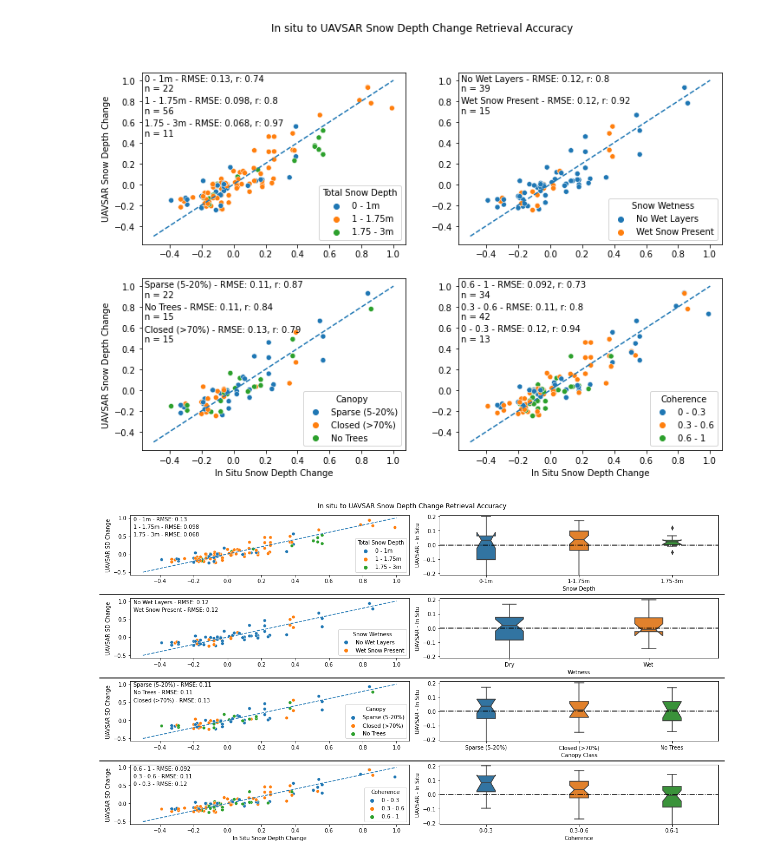
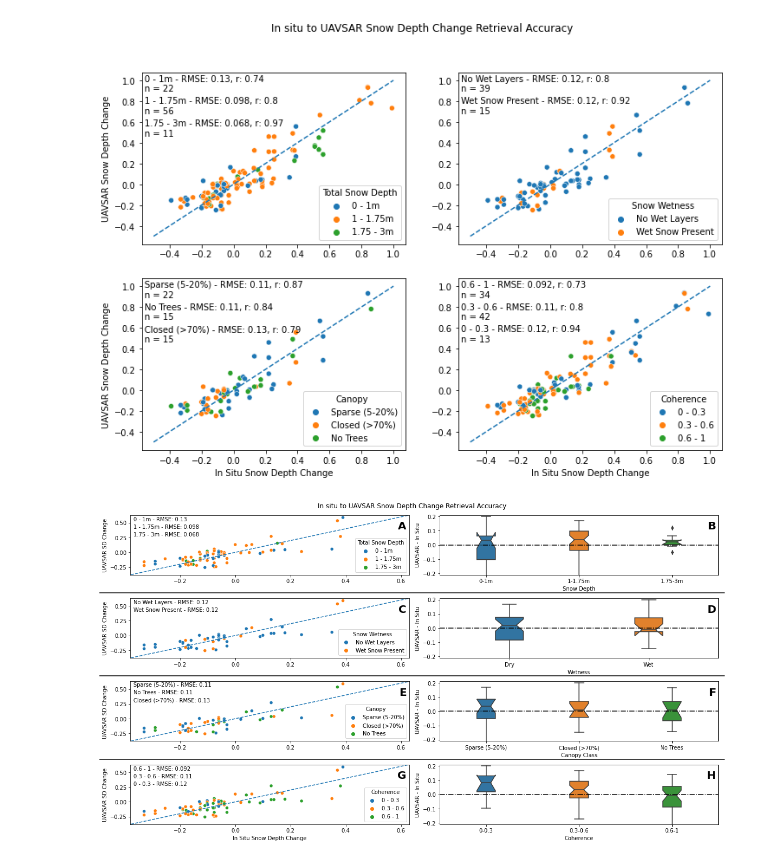
Before and after one commit to ZachHoppinen/uavsar-validation, a Jupyter notebook: src/play/insitu.ipynb, the cells around one changed output. Saved outputs shown, nothing was run; the diff lists cells and outputs as text; code cells hidden in the pictures.

```diff
--- a/src/play/insitu.ipynb
+++ b/src/play/insitu.ipynb
@@ -56,14 +35,18 @@ plt.savefig('/bsuhome/zacharykeskinen/uavsar-validation/figures/insitu/insitu_ua
 # %%
 n = 1000
+img_type_label = {'int':'Wrapped', 'unw': 'Unwrapped'}
 stats_res = pd.DataFrame(columns = ['rmse', 'r', 'bias'])
-for j, img_type in enumerate(['int', 'unw']):
-        for i, band in enumerate(['VV', 'VH']):
-            stats = {'rmse':np.zeros(n),'r': np.zeros(n),'bias' : np.zeros(n)}
-            for k in range(n):
-                bs = df_full.sample(len(df_full), replace = True).copy()
-                stats['rmse'][k], stats['r'][k], n, stats['bias'][k] = get_stats(bs[f'UV_{img_type}_{band}_sd'], bs['dSD'], bias = True)
-            for name, arr in stats.items():
-                stats_res.loc[f'{img_type}_{band}', name] = f'{np.quantile(arr, [0.05])[0]:.3} - {np.quantile(arr, [0.95])[0]:.3} [{np.mean(arr):.3}]'
+for i, band in enumerate(['VV', 'HV', 'VH','HH']):
+    for j, img_type in enumerate(['int', 'unw']):
+        sub = df_full.dropna(subset = ['UV_unw_VV_sd','UV_unw_VH_sd','UV_unw_HV_sd','UV_unw_HH_sd', 'dSD'])
+        stats = {'rmse':np.zeros(n),'r': np.zeros(n),'bias' : np.zeros(n),'n':np.zeros(n)}
+        for k in range(n):
+            bs = sub.sample(len(sub), replace = True).copy()
+            stats['rmse'][k], stats['r'][k],  stats['n'][k], stats['bias'][k] = get_stats(bs[f'UV_{img_type}_{band}_sd'], bs['dSD'], bias = True)
+        for name, arr in stats.items():
+            if name == 'n':
+                continue
+            stats_res.loc[f'{img_type_label[img_type]} {band}', name] = f'{np.quantile(arr, [0.05])[0]:.3} - {np.quantile(arr, [0.95])[0]:.3} [{np.mean(arr):.3}]'
 
-
-stats_res.to_csv('/bsuhome/zacharykeskinen/uavsar-validation/results/insitu/bootstrap.csv')
+print(f'N = {np.nanmean(stats["n"])}')
+stats_res.to_csv('/bsuhome/zacharykeskinen/uavsar-validation/results/insitu/bootstrap_v3.csv')
@@ -173,7 +158,7 @@ df = df_full.loc[df_full.datasource == 'SnowEx']
 
 ## SNOW DEPTH ##
 df_full['sd_class'] = pd.cut(df_full.SD, [0, 1, 1.75, 3] )
-sns.scatterplot(x = 'dSD', y = 'UV_int_VV_sd', hue = 'sd_class', data = df_full, ax = axes[0,0])
+sns.scatterplot(x = 'dSD', y = 'UV_unw_VV_sd', hue = 'sd_class', data = df_full, ax = axes[0,0])
 
 L=axes[0,0].legend()
 L.get_texts()[0].set_text('0 - 1m')
@@ -194,7 +179,7 @@ ax2.set_xticklabels(['0-1m', '1-1.75m', '1.75-3m'])
 
 ## SNOW WETNESS ##
 ax1 = axes[1, 0]
-sns.scatterplot(x = 'dSD', y = 'UV_int_VV_sd', hue = 'any_wet', data = df, ax = ax1)
+sns.scatterplot(x = 'dSD', y = 'UV_unw_VV_sd', hue = 'any_wet', data = df, ax = ax1)
 
 L=ax1.legend()
 L.get_texts()[0].set_text('No Wet Layers')
@@ -217,7 +202,7 @@ ax2.set_xticklabels(['Dry', 'Wet'])
 ax1 = axes[2, 0]
 # remove open as n = 2
 df = df[df.canopy != 'Open (20-70%)']
-sns.scatterplot(x = 'dSD', y = 'UV_int_VV_sd', hue = 'canopy', data = df[df.canopy != 'Open (20-70%)'], ax = ax1)
+sns.scatterplot(x = 'dSD', y = 'UV_unw_VV_sd', hue = 'canopy', data = df[df.canopy != 'Open (20-70%)'], ax = ax1)
 sns.move_legend(ax1, title='Canopy', loc='lower right')
 
 for i, c in enumerate(sorted(df[df.canopy != 'Open (20-70%)'].canopy.unique(), reverse = True)):
@@ -230,7 +215,7 @@ ax2.set_xlabel('Canopy Class')
 ## COHERENCE ##
 ax1 = axes[3, 0]
 df_full['cor_class'] = pd.cut(df_full.VV_cor, [0,0.35, 0.5, 1] )
-sns.scatterplot(x = 'dSD', y = 'UV_int_VV_sd', hue = 'cor_class', data = df_full, ax = ax1,)
+sns.scatterplot(x = 'dSD', y = 'UV_unw_VV_sd', hue = 'cor_class', data = df_full, ax = ax1,)
 
 L=ax1.legend()
 L.get_texts()[0].set_text('0 - 0.3')
@@ -260,33 +245,41 @@ for ax in axes[:, 1]:
 
 for ax in axes[:, 0]:
     ax.plot([-0.5,1], [-0.5, 1], label = '1-to-1', linestyle = 'dashed')
     ax.set_xlabel('')
     ax.set_ylabel('')
 
 for ax in axes[:, 0]:
     ax.set_ylabel('UAVSAR SD Change')
 
 axes[-1, 0].set_xlabel('In Situ Snow Depth Change')
 plt.suptitle('In situ to UAVSAR Snow Depth Change Retrieval Accuracy')
 
 plt.tight_layout()
 
 import matplotlib.transforms as mtrans
 # Get the bounding boxes of the axes including text decorations
 r = fig.canvas.get_renderer()
 get_bbox = lambda ax: ax.get_tightbbox(r).transformed(fig.transFigure.inverted())
 bboxes = np.array(list(map(get_bbox, axes.flat)), mtrans.Bbox).reshape(axes.shape)
 
 #Get the minimum and maximum extent, get the coordinate half-way between those
 ymax = np.array(list(map(lambda b: b.y1, bboxes.flat))).reshape(axes.shape).max(axis=1)
 ymin = np.array(list(map(lambda b: b.y0, bboxes.flat))).reshape(axes.shape).min(axis=1)
 ys = np.c_[ymax[1:], ymin[:-1]].mean(axis=1)
 
 # Draw a horizontal lines at those coordinates
 for y in ys:
-    line = plt.Line2D([0,1],[y,y], transform=fig.transFigure, color="black", linestyle = '-')
+    line = plt.Line2D([0,1],[y + 0.005, y + 0.005], transform=fig.transFigure, color="black", linestyle = '-')
     fig.add_artist(line)
 
-plt.savefig('/bsuhome/zacharykeskinen/uavsar-validation/figures/insitu/insitu_binned_scatter_box_v1.png')
+for ax in axes[:, 0]:
+    ax.set_xlim(-0.38, 0.63)
+    ax.set_ylim(-0.38, 0.63)
+
+ax_labs = {0:'A', 1:'B',2:'C',3:'D',4:'E',5:'F',6:'G',7:'H',8:'I'}
+for i, ax in enumerate(axes.ravel()):
+    ax.text(.99, .9, ax_labs[i], ha = 'right', va = 'top', transform=ax.transAxes, fontweight = 'bold', fontsize = 20)
+
+plt.savefig('/bsuhome/zacharykeskinen/uavsar-validation/figures/insitu/insitu_binned_v1.png')
 # %% [output]
-[figure, old version]
+[figure, new version]
```
Also changed, not shown: parts of 4 cells of this notebook, 16 other files.
